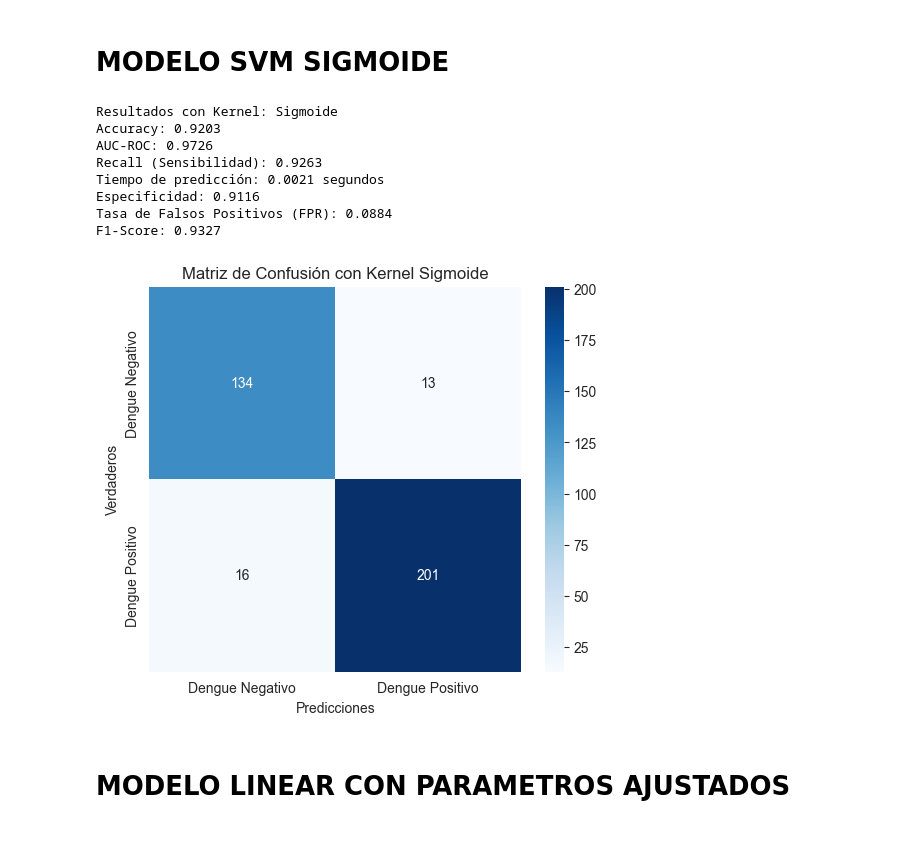
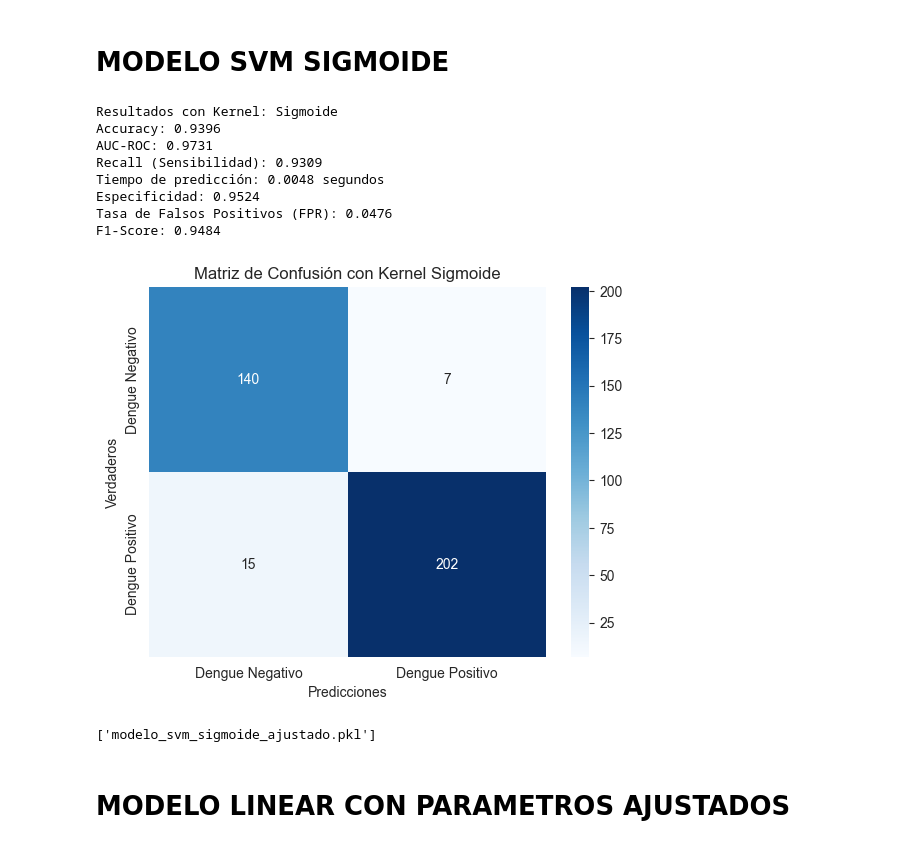
Before and after one commit to Dengue-Proyecto/Dengue_Backend, a Jupyter notebook: modeloML/modeloSVM.ipynb, the cells around one changed output. Drawn from its saved outputs; the diff is of its cells as text; code cells hidden in the pictures.

```diff
--- a/modeloML/modeloSVM.ipynb
+++ b/modeloML/modeloSVM.ipynb
@@ -583,34 +547,21 @@ columnas_completas = ['dias_con_fiebre', 'temperatura_actual', 'globulos_blancos
                        'sabor_metalico_boca', 'perdida_apetito', 'dolor_abdominal',
                        'nauseas_vomitos', 'diarrea']
 
-# Estandarización de las características (antes de PCA)
-scaler = StandardScaler()
-X_scaled = scaler.fit_transform(df[columnas_completas])  # Estandariza todas las características
+# Crear el pipeline para el modelo SVM con Kernel Sigmoide
+pipeline_sigmoid = Pipeline([
+    ('scaler', StandardScaler()),
+    ('pca', PCA(n_components=9)),
+    ('svm', SVC(kernel='sigmoid', probability=True))
+])
 
-# Aplicar PCA después de la estandarización
-pca = PCA(n_components=2)  # Reducir a 2 componentes principales
-componentes_principales = pca.fit_transform(X_scaled)
-
-# Crear un DataFrame con los componentes principales
-df_pca = pd.DataFrame(data=componentes_principales, columns=[f'Componente {i+1}' for i in range(2)])
-
-# X contiene los componentes principales
-X = df_pca
-y = df['dengue']  # Variable objetivo: dengue
-
-# Dividir el conjunto de datos en entrenamiento y prueba
-X_train, X_test, y_train, y_test = train_test_split(X, y, test_size=0.2, random_state=42)
-
-# SVM con Kernel Sigmoide
-svm_sigmoid = SVC(kernel='sigmoid', probability=True)
-
-# Entrenar el modelo
-svm_sigmoid.fit(X_train, y_train)
+# Entrenar el modelo con el pipeline
+pipeline_sigmoid.fit(X_train, y_train)
 
 # Hacer predicciones
-y_pred_sigmoid = svm_sigmoid.predict(X_test)
+y_pred_sigmoid = pipeline_sigmoid.predict(X_test)
+y_prob_sigmoid = pipeline_sigmoid.predict_proba(X_test)[:, 1]
 
-# Evaluar el modelo
+# Evaluación
 print("\n\nResultados con Kernel: Sigmoide")
 
 # 1. Precisión (Accuracy)
@@ -618,7 +569,6 @@ accuracy_sigmoid = accuracy_score(y_test, y_pred_sigmoid)
 print(f"Accuracy: {accuracy_sigmoid:.4f}")
 
 # 2. AUC-ROC
-y_prob_sigmoid = svm_sigmoid.predict_proba(X_test)[:, 1]  # Probabilidades de la clase positiva
 fpr, tpr, thresholds = roc_curve(y_test, y_prob_sigmoid)
 roc_auc_sigmoid = auc(fpr, tpr)
 print(f"AUC-ROC: {roc_auc_sigmoid:.4f}")
@@ -628,43 +578,39 @@ recall_sigmoid = recall_score(y_test, y_pred_sigmoid)
 print(f"Recall (Sensibilidad): {recall_sigmoid:.4f}")
 
 # 4. Tiempo de predicción
 start_time = time.time()
-y_pred_sigmoid = svm_sigmoid.predict(X_test)
+y_pred_sigmoid = pipeline_sigmoid.predict(X_test)
 end_time = time.time()
 prediction_time_sigmoid = end_time - start_time
 print(f"Tiempo de predicción: {prediction_time_sigmoid:.4f} segundos")
 
 # 5. Especificidad (Specificity)
 cm_sigmoid = confusion_matrix(y_test, y_pred_sigmoid)
 tn, fp, fn, tp = cm_sigmoid.ravel()
 specificity_sigmoid = tn / (tn + fp)
 print(f"Especificidad: {specificity_sigmoid:.4f}")
 
 # 6. Tasa de Falsos Positivos (FPR)
 fpr_sigmoid = fp / (tn + fp)
 print(f"Tasa de Falsos Positivos (FPR): {fpr_sigmoid:.4f}")
 
 # 7. F1-Score
 f1_sigmoid = f1_score(y_test, y_pred_sigmoid)
 print(f"F1-Score: {f1_sigmoid:.4f}")
 
-# Crear la matriz de confusión
-cm_sigmoid = confusion_matrix(y_test, y_pred_sigmoid)
-
 # Graficar la matriz de confusión
-plt.figure(figsize=(6, 5))
 sns.heatmap(cm_sigmoid, annot=True, fmt='d', cmap='Blues', xticklabels=['Dengue Negativo', 'Dengue Positivo'], yticklabels=['Dengue Negativo', 'Dengue Positivo'])
 plt.xlabel('Predicciones')
 plt.ylabel('Verdaderos')
 plt.title('Matriz de Confusión con Kernel Sigmoide')
 plt.show()
 # %% [output]
 Resultados con Kernel: Sigmoide
-Accuracy: 0.9203
-AUC-ROC: 0.9726
-Recall (Sensibilidad): 0.9263
-Tiempo de predicción: 0.0021 segundos
-Especificidad: 0.9116
-Tasa de Falsos Positivos (FPR): 0.0884
-F1-Score: 0.9327
+Accuracy: 0.9396
+AUC-ROC: 0.9731
+Recall (Sensibilidad): 0.9309
+Tiempo de predicción: 0.0048 segundos
+Especificidad: 0.9524
+Tasa de Falsos Positivos (FPR): 0.0476
+F1-Score: 0.9484
-[figure, old version]
+[figure, new version]
@@ -671,3 +631,15 @@ F1-Score: 0.9327
+# %%
+import joblib
+# Guardar el modelo con kernel lineal
+joblib.dump(pipeline_poly, 'modelo_svm_lineal_ajustado.pkl')
+# Guardar el modelo con kernel polinómico
+joblib.dump(pipeline_poly, 'modelo_svm_poli_ajustado.pkl')
+# Guardar el modelo con kernel RBF
+joblib.dump(pipeline_rbf, 'modelo_svm_rbf_ajustado.pkl')
+# Guardar el modelo con kernel sigmoide
+joblib.dump(pipeline_sigmoid, 'modelo_svm_sigmoide_ajustado.pkl')
+# %% [output]
+['modelo_svm_sigmoide_ajustado.pkl']
 # %% [markdown]
 # MODELO LINEAR CON PARAMETROS AJUSTADOS
 # %%
```
Also changed, not shown: parts of 16 cells of this notebook, 16 other files.
